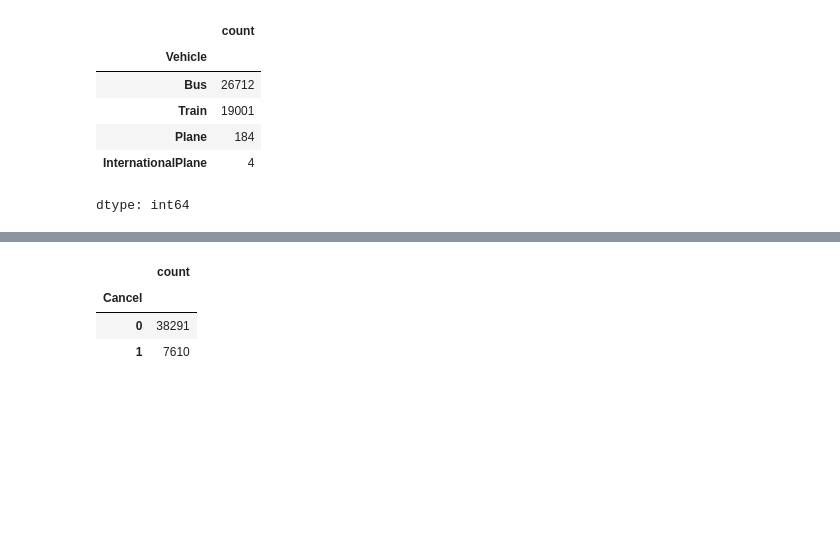
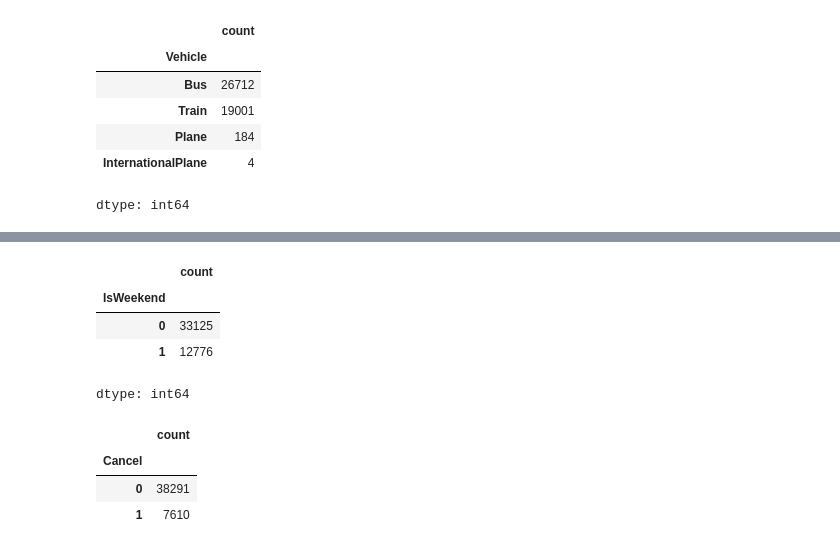
Before and after one commit to staerkjoe/QuantRisk_Colab, a Jupyter notebook: TicketCancellation.ipynb, the cells around one changed output, grey strips where cells are left out. Drawn from its saved outputs; the diff is of its cells as text; code cells hidden in the pictures; blank space fills up the shorter version.

```diff
--- a/TicketCancellation.ipynb
+++ b/TicketCancellation.ipynb
@@ -197,3 +217,11 @@ cleaned_data = df.copy()
+# %%
+cleaned_data['IsWeekend'].value_counts()
+# %% [output]
+|  | count |
+| IsWeekend |  |
+| 0 | 33125 |
+| 1 | 12776 |
+dtype: int64
 # %%
 cleaned_data['Cancel'].value_counts()
 # %% [output]
```
Also changed, not shown: parts of 12 cells of this notebook.
